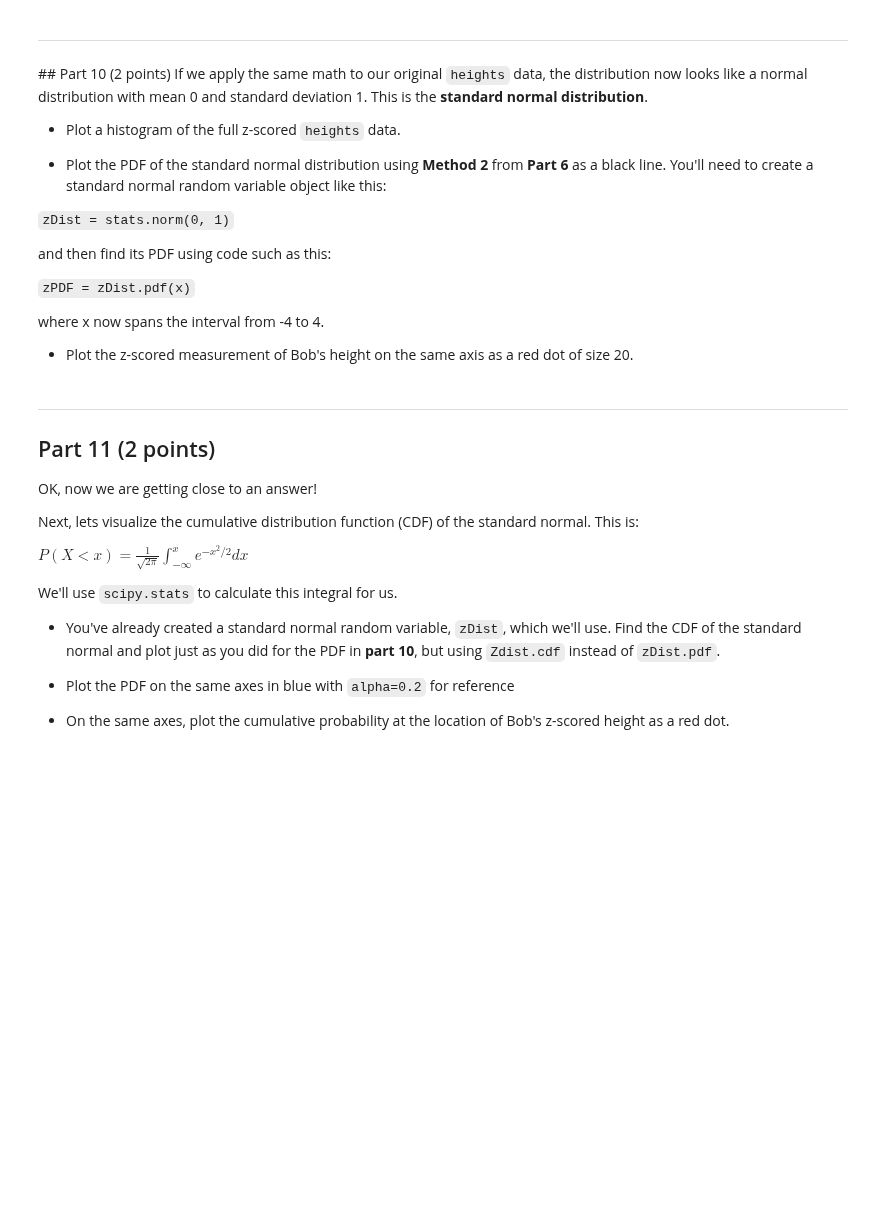
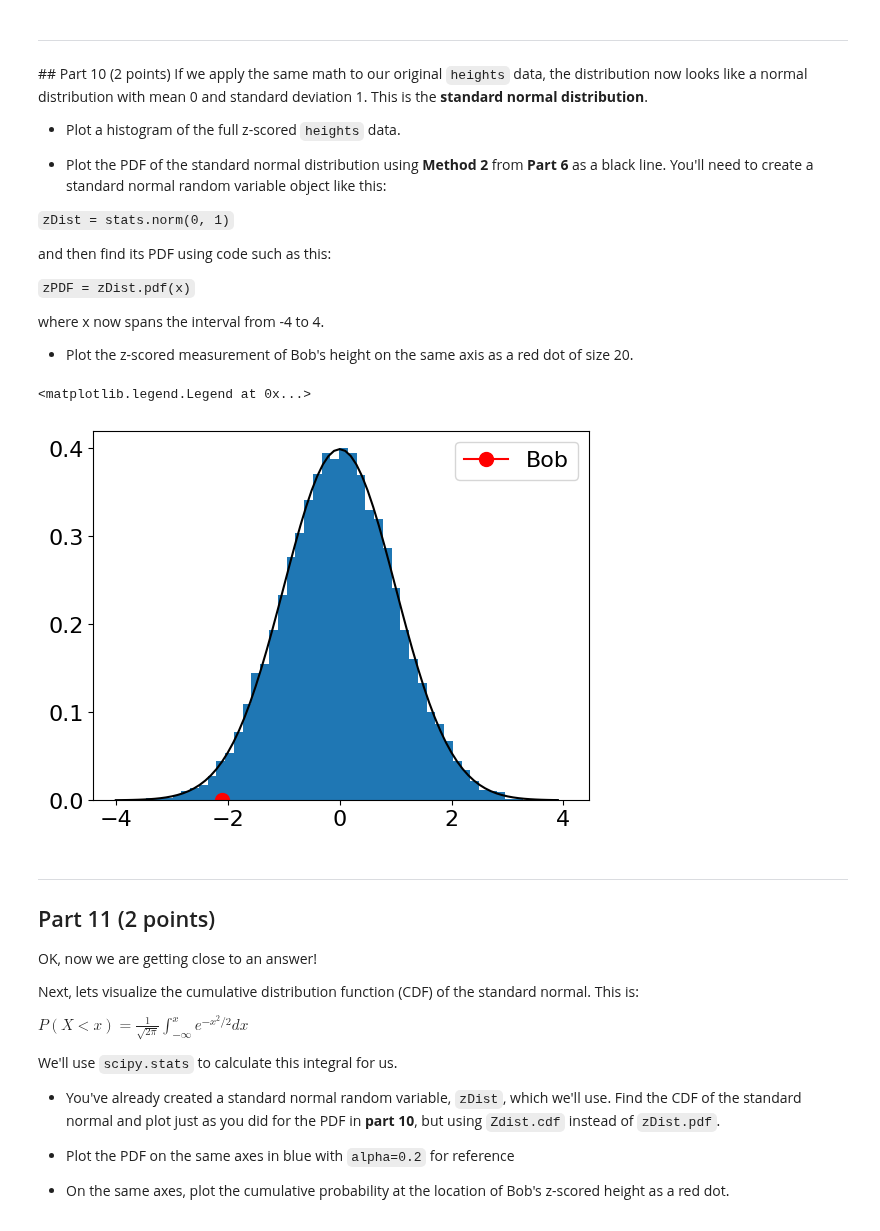
Before and after one commit to Urvi-M/BE559, a Jupyter notebook: Homework1_part1_v1.ipynb, the cells around one changed output. Drawn from its saved outputs; the diff is of its cells as text; code cells hidden in the pictures; blank space fills up the shorter version.

```diff
--- a/Homework1_part1_v1.ipynb
+++ b/Homework1_part1_v1.ipynb
@@ -185,3 +188,7 @@ Lets calculate how far Bob's height is from the mean height in our dataset
 or, if you want to format the output better...
 
 `print(f'Individual is {deltaHeight:.2f} inches shorter than average')`
+# %%
+deltaHeight = Bob-meanHeight
+print("Individual is " + str(deltaHeight) + " shorter than average")
+print(f'Individual is {deltaHeight:.2f} inches shorter than average')
@@ -199,3 +209,7 @@ This is the z-score of Bob's height relative to the normal distribution you dete
 $ z = \frac{(x - \mu)}{\sigma} $
 
 *   Report the z-score of Bob's height using a `print` statement and appropriate text.
+# %%
+Zs = deltaHeight/stdHeight
+print("Individual is " + str(Zs) + " standard deviations shorter than average")
+print(f'Individual is {Zs:.2f} standard deviations shorter than average')
@@ -218,6 +235,22 @@ If we apply the same math to our original `heights` data, the distribution now l
 
 
 *   Plot the z-scored measurement of Bob's height on the same axis as a red dot of size 20.
+# %%
+delHeight = (meanHeight-heights)
+z= delHeight/stdHeight
+x=np.arange(-4,4,0.1)
+fig.set_size_inches(16, 4)
+plt.hist(z,bins=50,density=True)
+zDist = stats.norm(0, 1)
+pdf = zDist.pdf(x)
+plt.plot(x,pdf,color= 'k')
+pdfB = heightDist.pdf(Bob)
+plt.plot(Zs,pdfB,marker="o",markersize =10,color= 'r', label='Bob')
+# print(pdf)
+plt.legend()
+# %% [output]
+<matplotlib.legend.Legend at 0x...>
+[figure, added]
 # %% [markdown]
 ---
 ## Part 11 (2 points)
```
Also changed, not shown: parts of 5 cells of this notebook.
